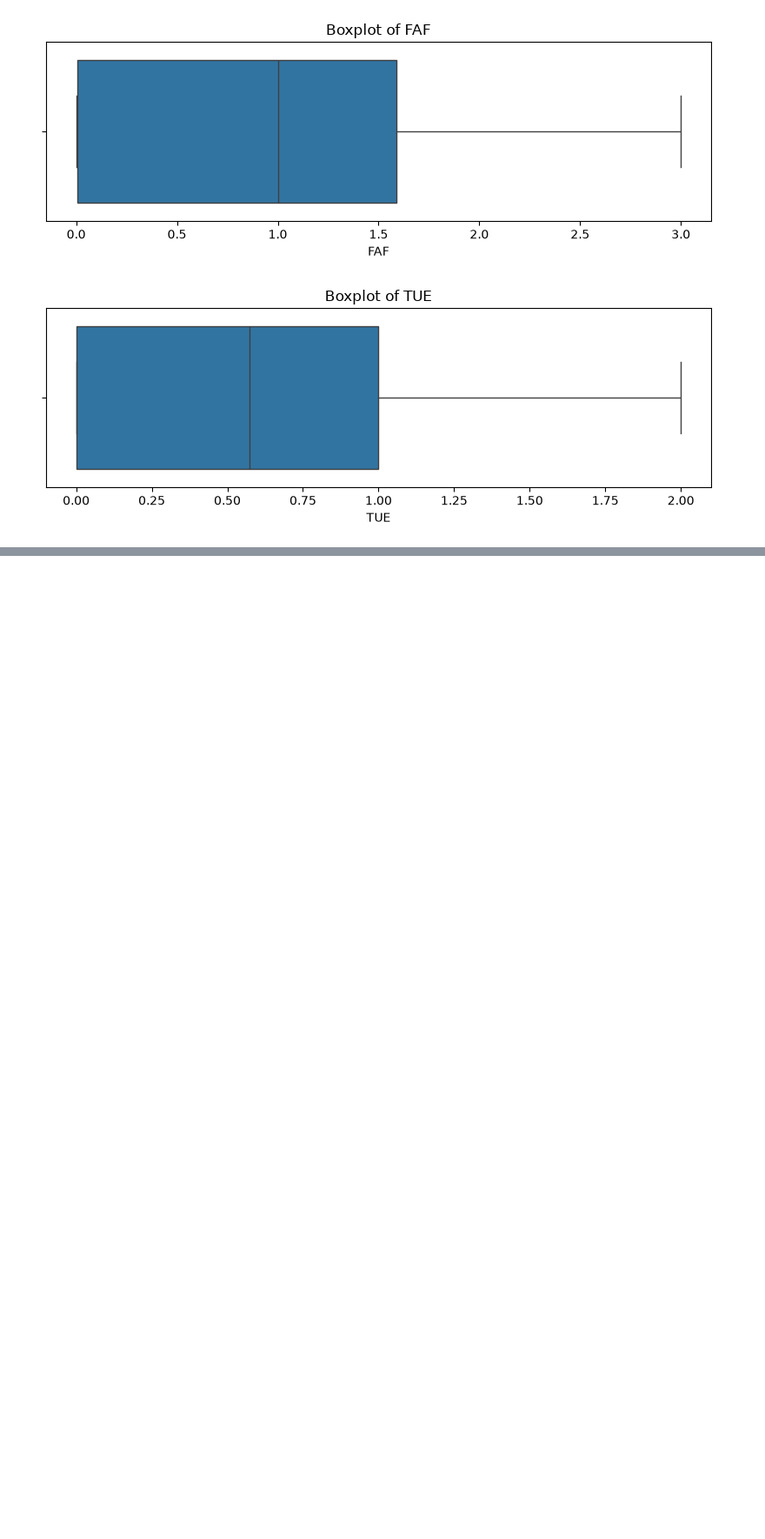
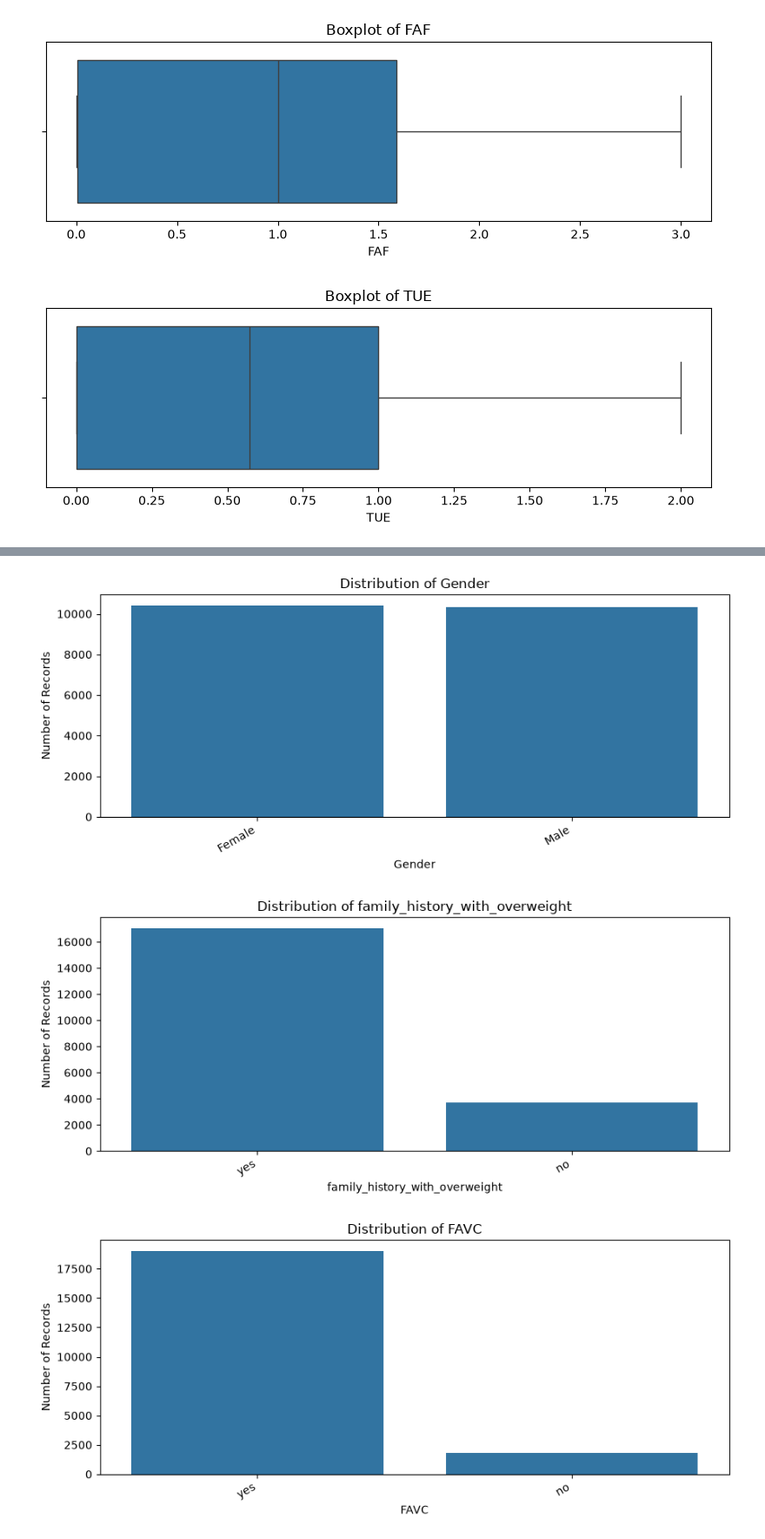
Before and after one commit to SMCodeX7/Obesity-Risk-Intelligence-System, a Jupyter notebook: notebooks/02_eda.ipynb, the cells around one changed output, grey strips where cells are left out. Shown at 87% size. Saved outputs shown, nothing was run; the diff lists cells and outputs as text; code cells hidden in the pictures; blank space fills up the shorter version.

Commit message:
Add categorical feature distribution analysis

```diff
--- a/notebooks/02_eda.ipynb
+++ b/notebooks/02_eda.ipynb
@@ -113,3 +113,21 @@ for column in numerical_features:
 [figure]
 [figure]
 [figure]
+# %%
+for column in categorical_features:
+    category_counts = df[column].value_counts()
+    category_percentages = (
+        df[column]
+        .value_counts(normalize=True)
+        .mul(100)
+        .round(2)
+    )
+
+    category_summary = pd.DataFrame({
+        "Count": category_counts,
+        "Percentage": category_percentages,
+    })
+
+    print(f"\n{column}")
+    print("-" * len(column))
+    display(category_summary)
@@ -115,0 +174,22 @@ for column in numerical_features:
+# %%
+for column in categorical_features:
+    category_order = df[column].value_counts().index
+
+    plt.figure(figsize=(9, 4))
+
+    sns.countplot(
+        data=df,
+        x=column,
+        order=category_order,
+    )
+
+    plt.title(f"Distribution of {column}")
+    plt.xlabel(column)
+    plt.ylabel("Number of Records")
+    plt.xticks(rotation=30, ha="right")
+    plt.tight_layout()
+    plt.show()
+# %% [output]
+[figure, added]
+[figure, added]
+[figure, added]
```
Also changed, not shown: parts of 4 cells of this notebook.
